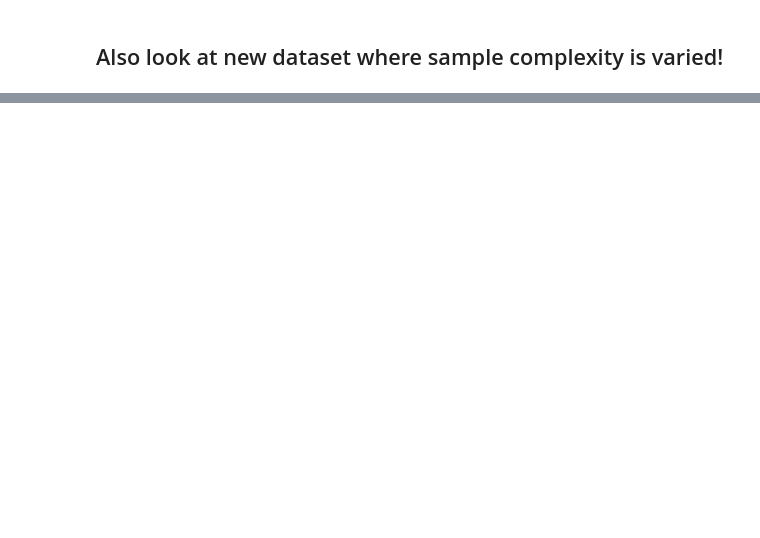
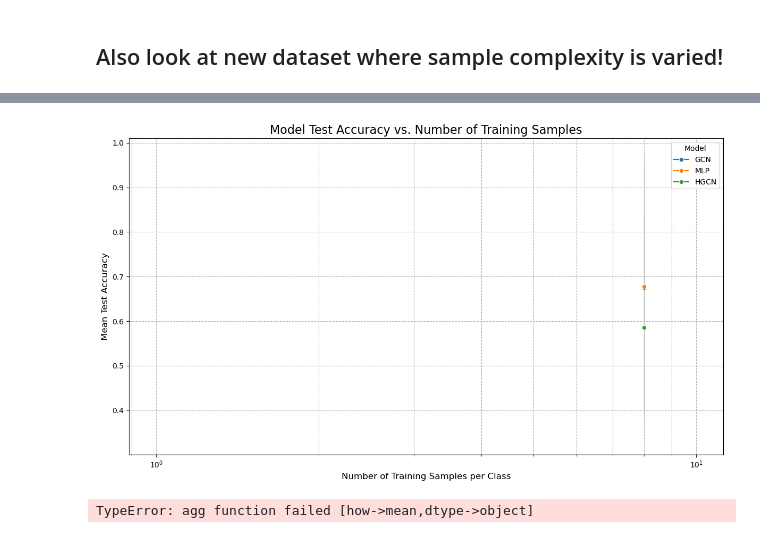
Before and after one commit to danie1uva/graphworld, a Jupyter notebook: src/notebooks/eda_graph_gen.ipynb, the cells around one changed output, grey strips where cells are left out. Saved outputs shown, nothing was run; the diff lists cells and outputs as text; code cells hidden in the pictures; blank space fills up the shorter version.

```diff
--- a/src/notebooks/eda_graph_gen.ipynb
+++ b/src/notebooks/eda_graph_gen.ipynb
@@ -1311,2 +1126,5 @@ ValueError: cannot reshape array of size 0 into shape (0)
 # %% [markdown]
 ## Also look at new dataset where sample complexity is varied!
+# %%
+RESULTS_DIR = '../../graph_gen/snellius_gen/label_efficiency/label_efficiency/'
+df = df_gen(RESULTS_DIR, NSHARDS=NSHARDS)
@@ -1312,0 +1162,48 @@ ValueError: cannot reshape array of size 0 into shape (0)
+# %%
+def analyze_sample_complexity(df, metric_name):
+    """
+    Analyzes and visualizes how model performance for a given metric changes
+    with the number of training samples per class.
+
+    Args:
+        df (pd.DataFrame): The input DataFrame with performance data.
+        metric_name (str): The name of the performance metric to analyze (e.g., 'test_accuracy').
+    """
+    model_metrics = [f'{model}__{metric_name}' for model in ['GCN', 'MLP', 'HGCN']]
+
+    # Reshape the DataFrame
+    df_long = pd.melt(df, id_vars=['num_train_per_class'],
+                      value_vars=model_metrics,
+                      var_name='model', value_name=metric_name)
+    df_long['model'] = df_long['model'].apply(lambda x: x.split('__')[0])
+
+    # Plotting
+    plt.figure(figsize=(12, 7))
+    sns.lineplot(data=df_long, x='num_train_per_class', y=metric_name, hue='model', marker='o', errorbar='sd')
+    plt.title(f'Model {metric_name.replace("_", " ").title()} vs. Number of Training Samples', fontsize=16)
+    plt.xlabel('Number of Training Samples per Class', fontsize=12)
+    plt.ylabel(f'Mean {metric_name.replace("_", " ").title()}', fontsize=12)
+    plt.xscale('log')
+    plt.grid(True, which="both", ls="--")
+    plt.legend(title='Model')
+    plt.tight_layout()
+    plt.show()
+
+    # Correlation Analysis
+    df_agg = df.groupby('num_train_per_class').mean().reset_index()
+    correlation_matrix = df_agg[model_metrics].corrwith(df_agg['num_train_per_class'])
+    print(f"Correlation of {metric_name} with num_train_per_class:")
+    print(correlation_matrix)
+
+# --- Example Usage ---
+# Analyze 'test_accuracy'
+analyze_sample_complexity(df, 'test_accuracy')
+
+# Analyze 'test_f1_macro'
+analyze_sample_complexity(df, 'test_f1_macro')
+
+# Analyze 'test_rocauc_ovr'
+analyze_sample_complexity(df, 'test_rocauc_ovr')
+# %% [output]
+[figure, added]
+TypeError: agg function failed [how->mean,dtype->object]
```
Also changed, not shown: parts of 4 cells of this notebook, 1 other file.
